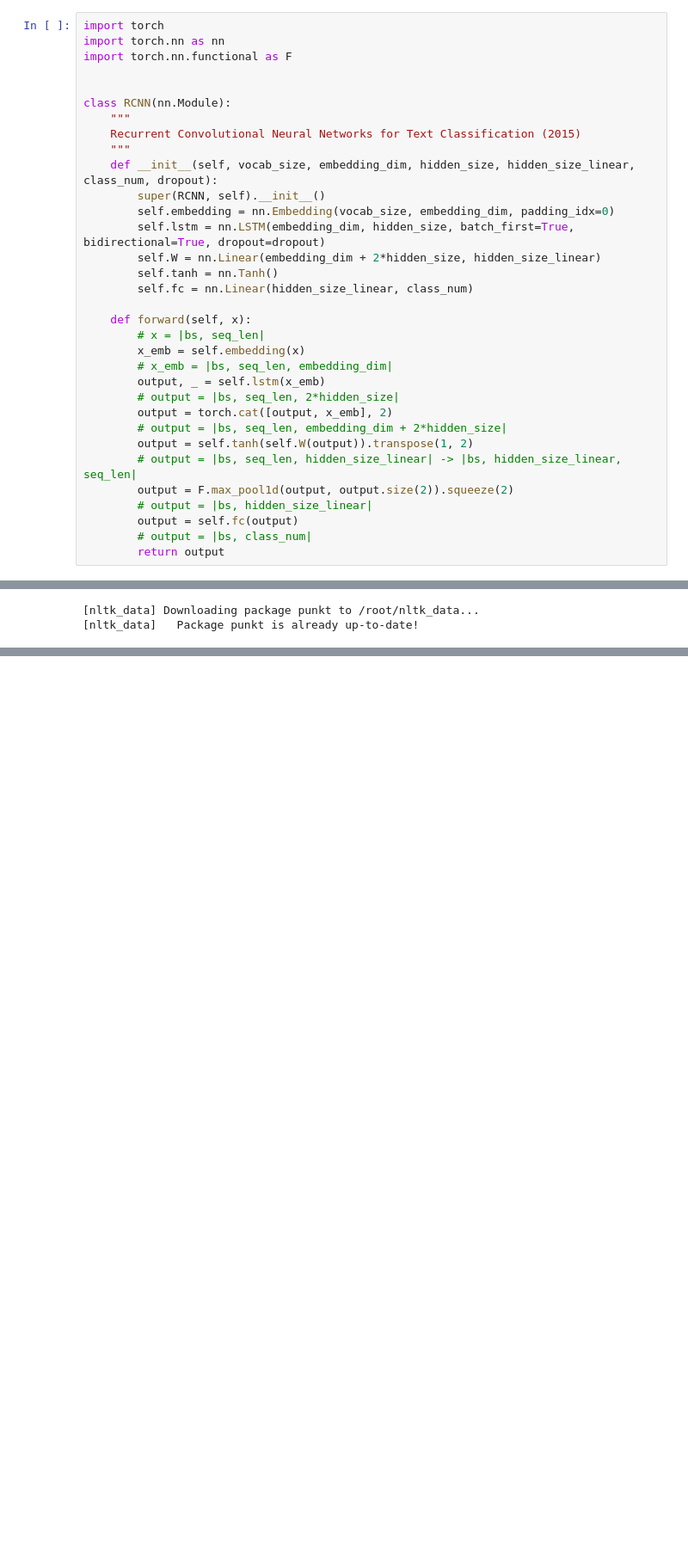
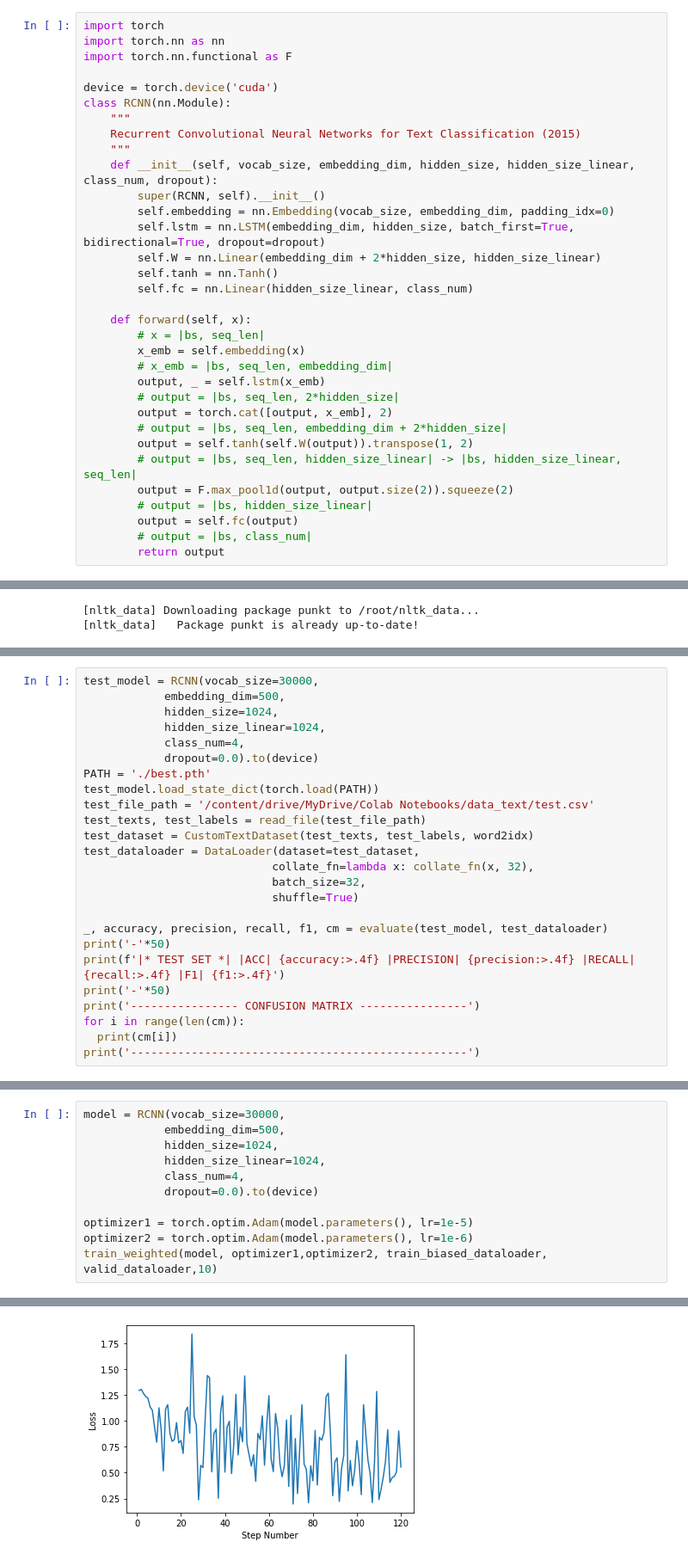
Before and after one commit to Ramprabu95/RNN-based-Text-Classification-in-presence-of-noise, a Jupyter notebook: rcnn_text_classification.ipynb, the cells around one changed output, grey strips where cells are left out. Shown at 86% size. Saved outputs shown, nothing was run; the diff lists cells and outputs as text; blank space fills up the shorter version.

```diff
--- a/rcnn_text_classification.ipynb
+++ b/rcnn_text_classification.ipynb
@@ -5,7 +5,7 @@ import torch
 import torch.nn as nn
 import torch.nn.functional as F
 
-
+device = torch.device('cuda')
 class RCNN(nn.Module):
     """
     Recurrent Convolutional Neural Networks for Text Classification (2015)
@@ -177,0 +502,25 @@ ImportError: ignored
+# %%
+test_model = RCNN(vocab_size=30000,
+            embedding_dim=500,
+            hidden_size=1024,
+            hidden_size_linear=1024,
+            class_num=4,
+            dropout=0.0).to(device)
+PATH = './best.pth'
+test_model.load_state_dict(torch.load(PATH))
+test_file_path = '/content/drive/MyDrive/Colab Notebooks/data_text/test.csv'
+test_texts, test_labels = read_file(test_file_path)
+test_dataset = CustomTextDataset(test_texts, test_labels, word2idx)
+test_dataloader = DataLoader(dataset=test_dataset,
+                            collate_fn=lambda x: collate_fn(x, 32),
+                            batch_size=32,
+                            shuffle=True)
+
+_, accuracy, precision, recall, f1, cm = evaluate(test_model, test_dataloader)
+print('-'*50)
+print(f'|* TEST SET *| |ACC| {accuracy:>.4f} |PRECISION| {precision:>.4f} |RECALL| {recall:>.4f} |F1| {f1:>.4f}')
+print('-'*50)
+print('---------------- CONFUSION MATRIX ----------------')
+for i in range(len(cm)):
+  print(cm[i])
+print('--------------------------------------------------')
@@ -177,0 +603,12 @@ ImportError: ignored
+# %%
+model = RCNN(vocab_size=30000,
+            embedding_dim=500,
+            hidden_size=1024,
+            hidden_size_linear=1024,
+            class_num=4,
+            dropout=0.0).to(device)
+
+optimizer1 = torch.optim.Adam(model.parameters(), lr=1e-5)
+optimizer2 = torch.optim.Adam(model.parameters(), lr=1e-6)
+train_weighted(model, optimizer1,optimizer2, train_biased_dataloader, valid_dataloader,10)
+# %% [output]
@@ -177,0 +632 @@ ImportError: ignored
+[figure, added]
```
Also changed, not shown: parts of 18 cells of this notebook.
